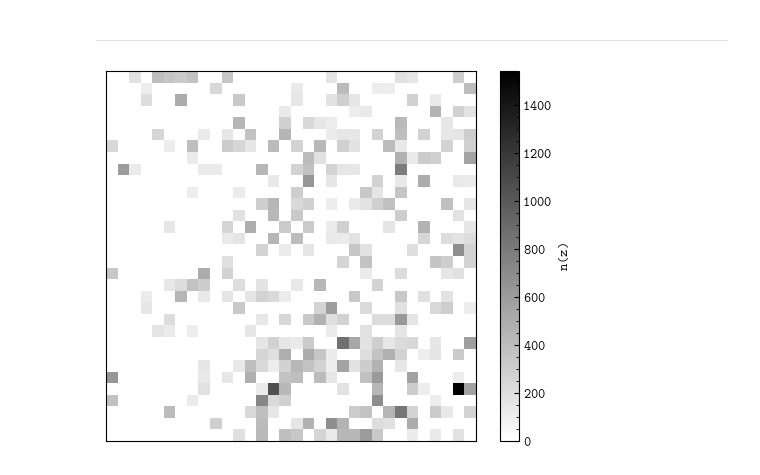
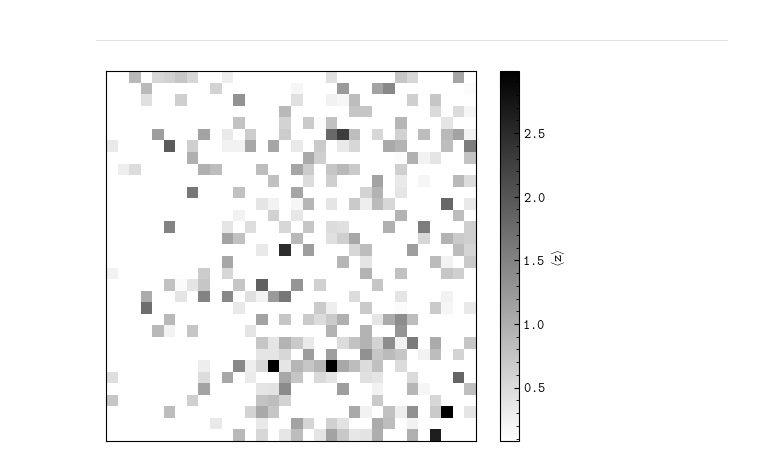
Before and after one commit to sidneymau/des-y6-image-sims-analysis, a Jupyter notebook: notebooks/2025_01_17_tomographic-matching/dev.ipynb, the cells around one changed output. Cells and saved outputs as stored; diff of their text form; code cells hidden in the pictures.

```diff
--- a/notebooks/2025_01_17_tomographic-matching/dev.ipynb
+++ b/notebooks/2025_01_17_tomographic-matching/dev.ipynb
@@ -226,6 +206,16 @@ match_indices = ~np.isnan(hf_match["mdet"]["uid"])
 # extend the last bin and "pileup"
 zedges = np.copy(lib.const.ZEDGES)
 zedges[-1] = 4.
+
+# TODO: compute n(z) by counting or summing weights?
+
+_count, _, _, _ = stats.binned_statistic_2d(
+    assignments["noshear"][match_indices],
+    hf_match["mdet"]["z"][match_indices],
+    None,
+    statistic="count",
+    bins=[lib.const.CELL_IDS, zedges],
+)
 
 _sum_weight, _, _, _ = stats.binned_statistic_2d(
     assignments["noshear"][match_indices],
@@ -235,19 +225,26 @@ _sum_weight, _, _, _ = stats.binned_statistic_2d(
     bins=[lib.const.CELL_IDS, zedges],
 )
 
-nz = _sum_weight / np.diff(lib.const.ZEDGES)
+nz = _count / np.diff(lib.const.ZEDGES)
+nz /= nz.sum()
+
+nz_w = _sum_weight / np.diff(lib.const.ZEDGES)
+nz_w /= nz_w.sum()
 # %%
 fig, axs = plt.subplots(1, 1)
 
 m = axs.imshow(
-    np.sum(nz, axis=1).reshape(lib.const.SOM_SHAPE),
+    (
+        np.sum(lib.const.ZVALS * nz, axis=1)
+        / np.sum(nz, axis=1)
+    ).reshape(lib.const.SOM_SHAPE),
     origin="lower",
 )
-fig.colorbar(m, label="$n(z)$")
+fig.colorbar(m, label="$\\langle z \\rangle$")
 
 axs.set_xticks([])
 axs.set_yticks([])
 
 plt.show()
 # %% [output]
-[figure, old version]
+[figure, new version]
```
Also changed, not shown: parts of 4 cells of this notebook.
